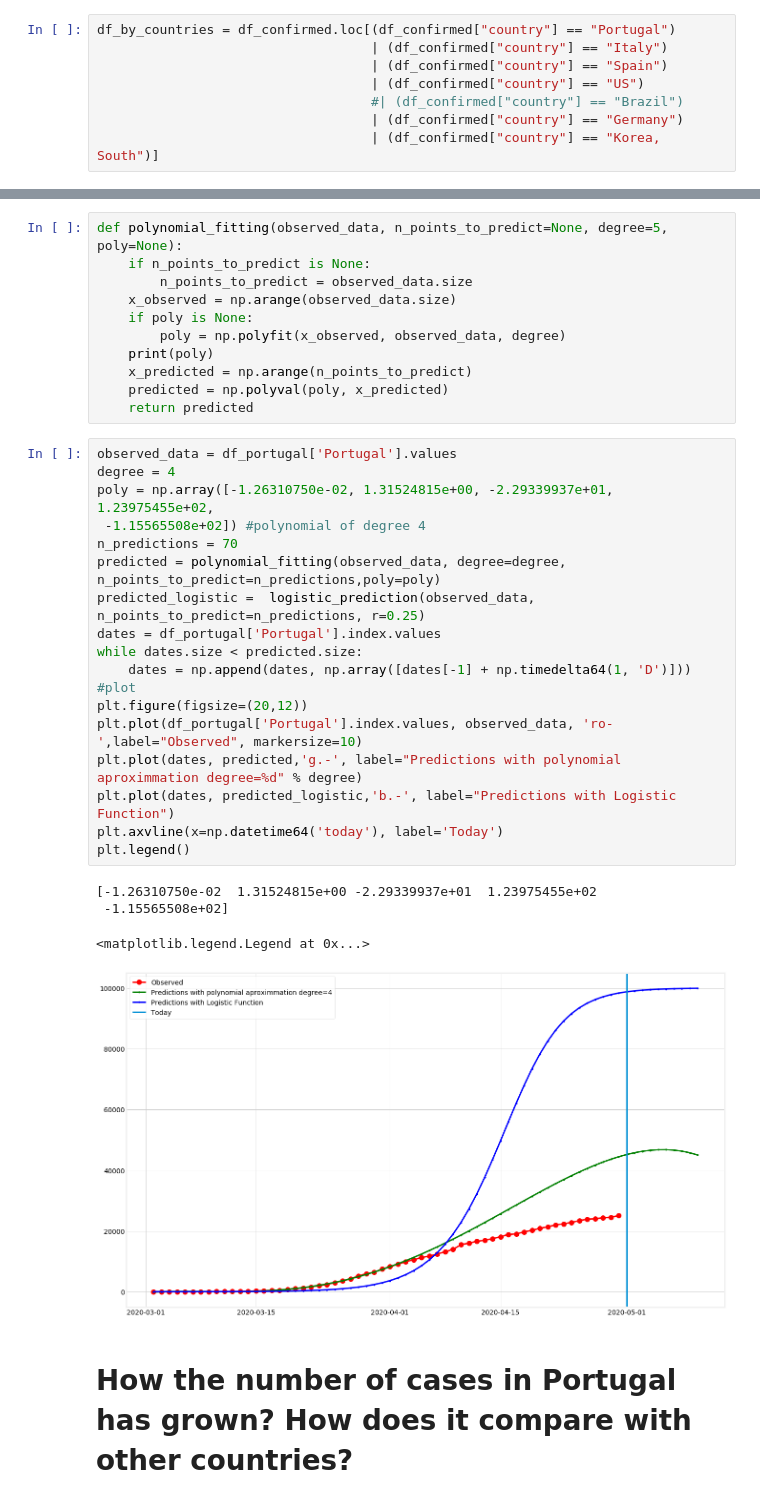
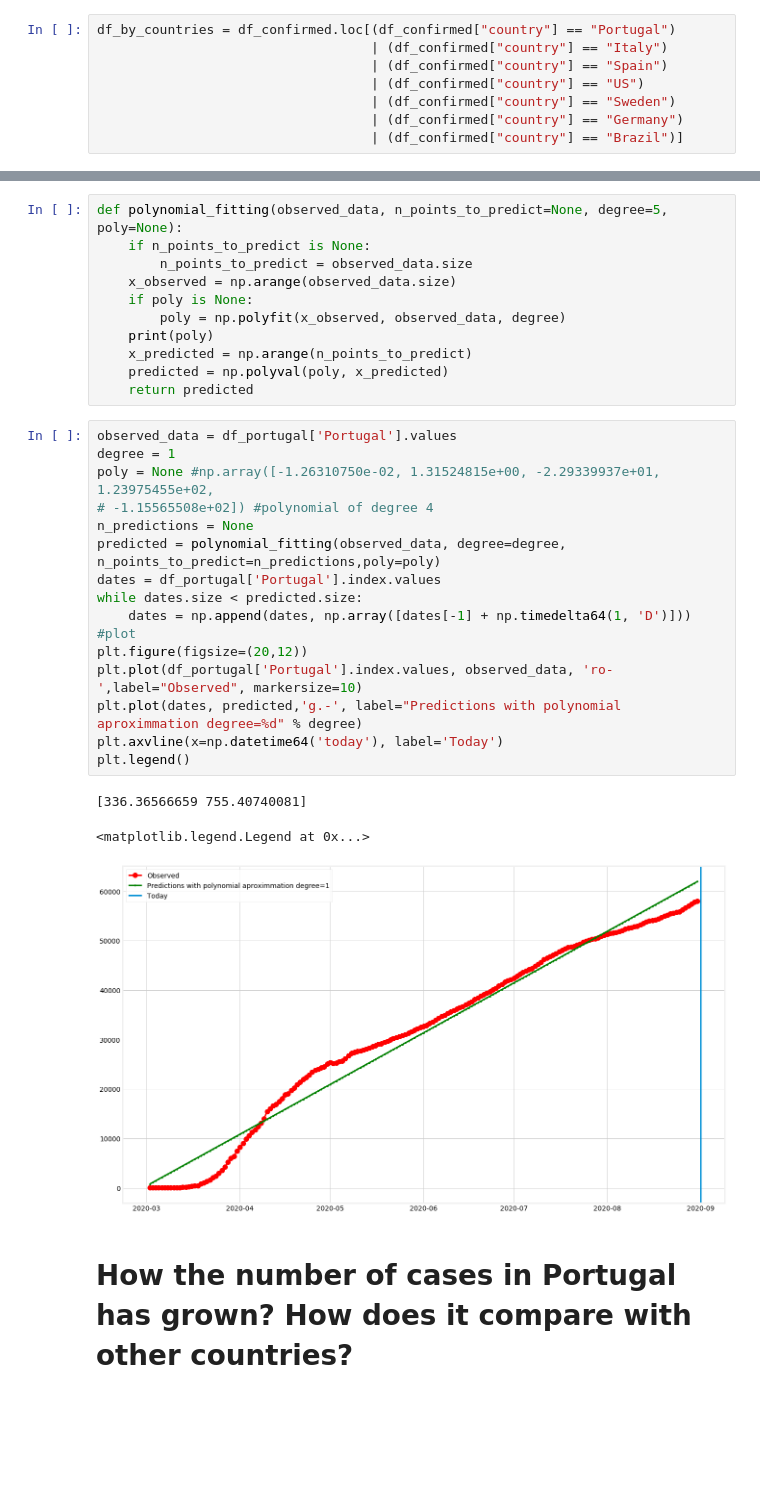
Before and after one commit to nunolourenco/covid19-analysis, a Jupyter notebook: covi19-analysis.ipynb, the cells around one changed output, grey strips where cells are left out. Cells and saved outputs as stored; diff of their text form; blank space fills up the shorter version.

```diff
--- a/covi19-analysis.ipynb
+++ b/covi19-analysis.ipynb
@@ -61,9 +61,9 @@ df_by_countries = df_confirmed.loc[(df_confirmed["country"] == "Portugal")
                                    | (df_confirmed["country"] == "Italy")
                                    | (df_confirmed["country"] == "Spain")
                                    | (df_confirmed["country"] == "US")
-                                   #| (df_confirmed["country"] == "Brazil")
+                                   | (df_confirmed["country"] == "Sweden")
                                    | (df_confirmed["country"] == "Germany")
-                                   | (df_confirmed["country"] == "Korea, South")]
+                                   | (df_confirmed["country"] == "Brazil")]
 # %%
 df_by_countries = df_by_countries.drop(["state"], axis=1)
 # %% [markdown]
@@ -140,27 +140,24 @@ def polynomial_fitting(observed_data, n_points_to_predict=None, degree=5, poly=N
     return predicted
 # %%
 observed_data = df_portugal['Portugal'].values
-degree = 4
-poly = np.array([-1.26310750e-02, 1.31524815e+00, -2.29339937e+01, 1.23975455e+02,
- -1.15565508e+02]) #polynomial of degree 4
-n_predictions = 70
+degree = 1
+poly = None #np.array([-1.26310750e-02, 1.31524815e+00, -2.29339937e+01, 1.23975455e+02,
+# -1.15565508e+02]) #polynomial of degree 4
+n_predictions = None
 predicted = polynomial_fitting(observed_data, degree=degree, n_points_to_predict=n_predictions,poly=poly)
-predicted_logistic =  logistic_prediction(observed_data, n_points_to_predict=n_predictions, r=0.25)
 dates = df_portugal['Portugal'].index.values
 while dates.size < predicted.size:
     dates = np.append(dates, np.array([dates[-1] + np.timedelta64(1, 'D')]))
 #plot
 plt.figure(figsize=(20,12))
 plt.plot(df_portugal['Portugal'].index.values, observed_data, 'ro-',label="Observed", markersize=10)
 plt.plot(dates, predicted,'g.-', label="Predictions with polynomial aproximmation degree=%d" % degree)
-plt.plot(dates, predicted_logistic,'b.-', label="Predictions with Logistic Function")
 plt.axvline(x=np.datetime64('today'), label='Today')
 plt.legend()
 # %% [output]
-[-1.26310750e-02  1.31524815e+00 -2.29339937e+01  1.23975455e+02
- -1.15565508e+02]
+[336.36566659 755.40740081]
 <matplotlib.legend.Legend at 0x...>
-[figure, old version]
+[figure, new version]
 # %% [markdown]
 # How the number of cases in Portugal has grown? How does it compare with other countries?
 # %%
```
Also changed, not shown: parts of 11 cells of this notebook.
